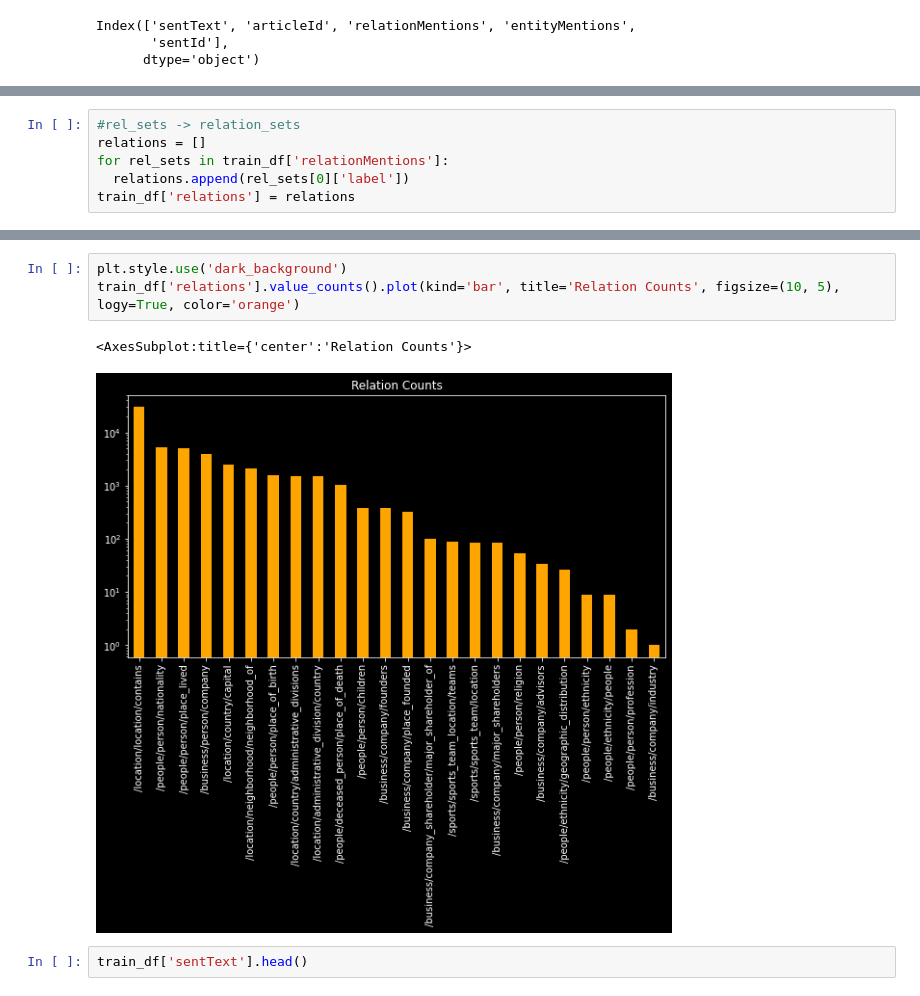
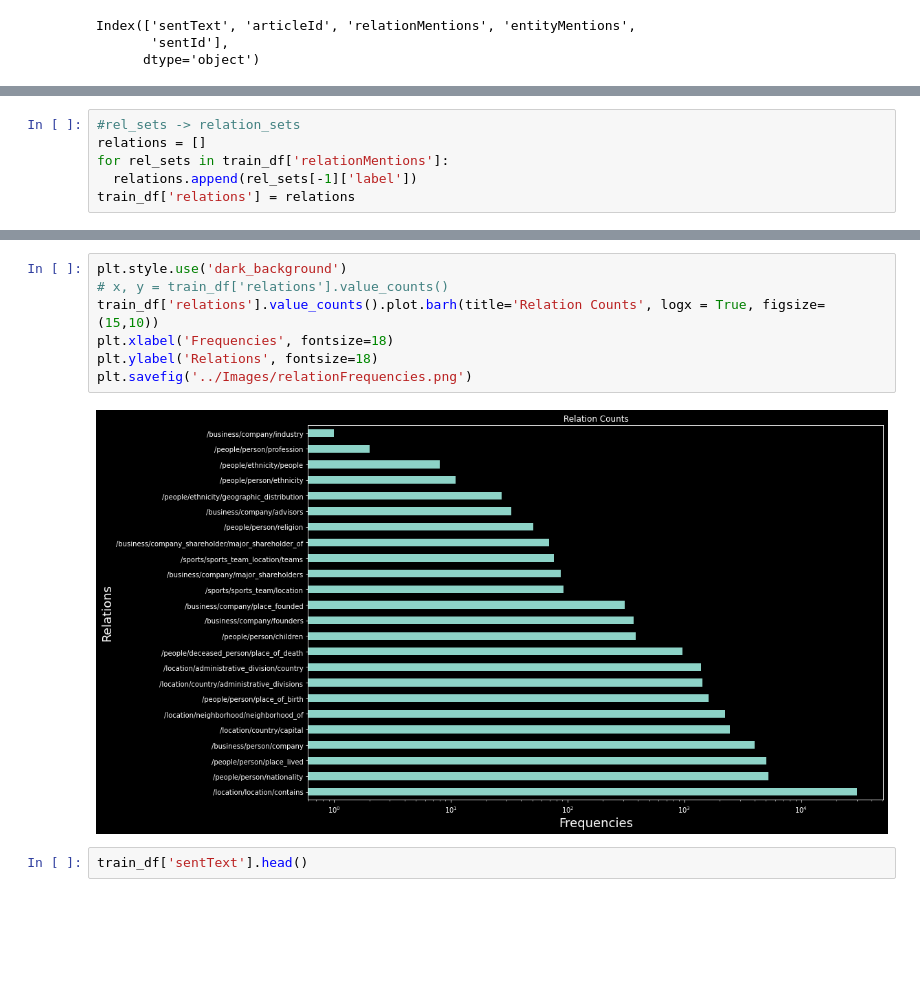
Before and after one commit to Daishinkan002/Relation-Extraction, a Jupyter notebook: Supervised_RE/RE_Supervised.ipynb, the cells around one changed output, grey strips where cells are left out. Saved outputs shown, nothing was run; the diff lists cells and outputs as text; blank space fills up the shorter version.

Commit message:
Included Horizontal bar plot

```diff
--- a/Supervised_RE/RE_Supervised.ipynb
+++ b/Supervised_RE/RE_Supervised.ipynb
@@ -32,5 +32,5 @@ train_df.head()
 #rel_sets -> relation_sets
 relations = []
 for rel_sets in train_df['relationMentions']:
-  relations.append(rel_sets[0]['label'])
+  relations.append(rel_sets[-1]['label'])
 train_df['relations'] = relations
@@ -52,9 +57,12 @@ Name: relations, Length: 56196, dtype: object
 # %%
 plt.style.use('dark_background')
-train_df['relations'].value_counts().plot(kind='bar', title='Relation Counts', figsize=(10, 5), logy=True, color='orange')
+# x, y = train_df['relations'].value_counts()
+train_df['relations'].value_counts().plot.barh(title='Relation Counts', logx = True, figsize=(15,10))
+plt.xlabel('Frequencies', fontsize=18)
+plt.ylabel('Relations', fontsize=18)
+plt.savefig('../Images/relationFrequencies.png')
 # %% [output]
-<AxesSubplot:title={'center':'Relation Counts'}>
-[figure, old version]
+[figure, new version]
 # %%
 train_df['sentText'].head()
 # %% [output]
```
Also changed, not shown: parts of 10 cells of this notebook, 1 other file.
